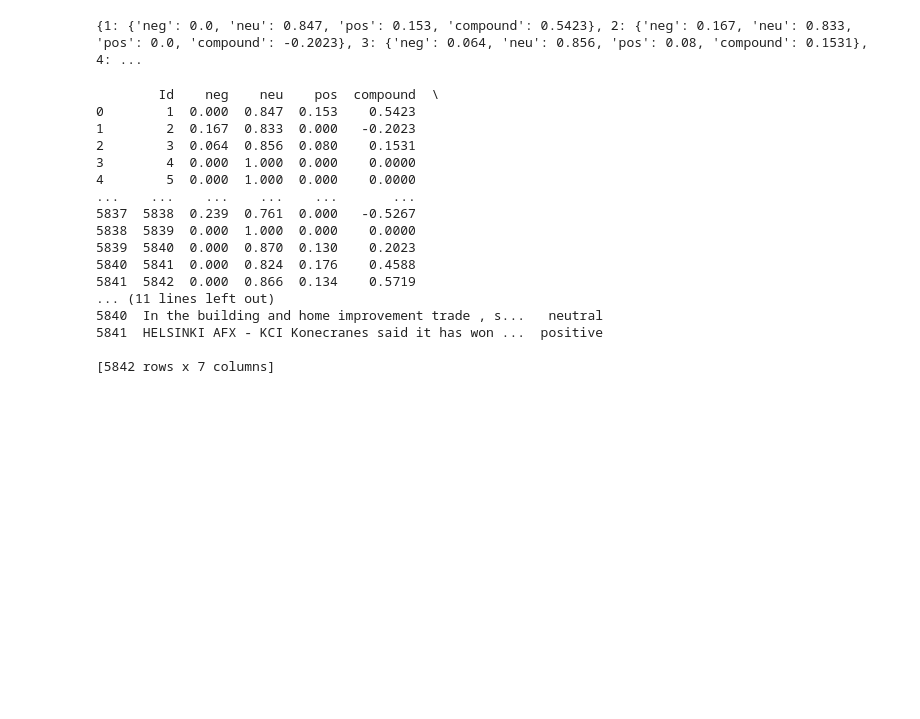
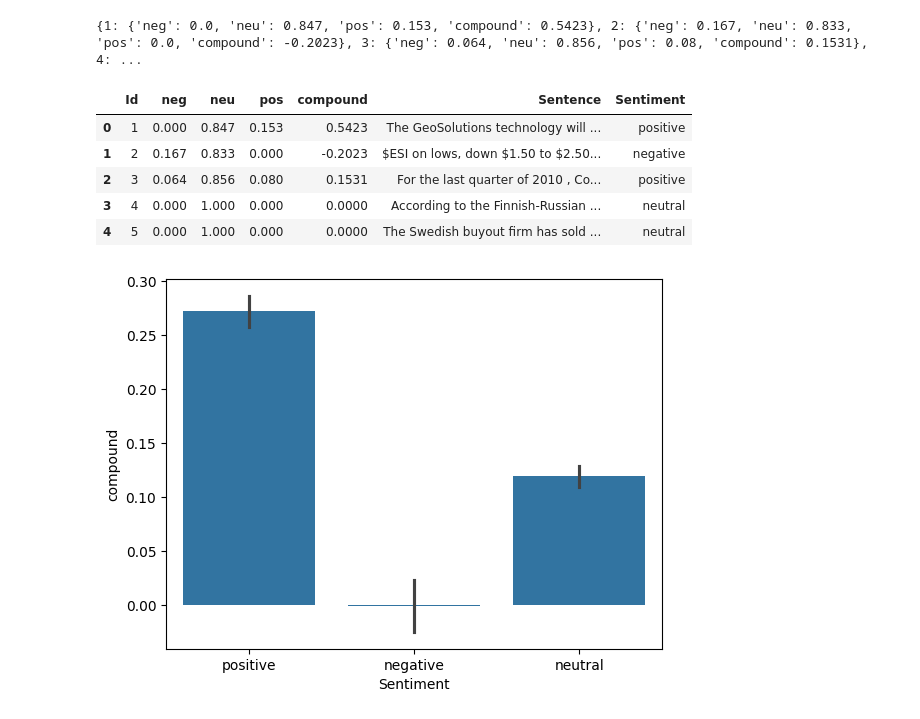
Before and after one commit to Woragun-anu/Sentiment_Analysis, a Jupyter notebook: SentimentAnalysisPractice.ipynb, the cells around one changed output. Drawn from its saved outputs; the diff is of its cells as text; code cells hidden in the pictures; blank space fills up the shorter version.

Commit message:
Finish vaders

```diff
--- a/SentimentAnalysisPractice.ipynb
+++ b/SentimentAnalysisPractice.ipynb
@@ -63,22 +63,17 @@ print(res)
 vaders = pd.DataFrame(res).T
 vaders = vaders.reset_index().rename(columns={'index':'Id'})
 vaders = vaders.merge(df,how = 'left')
-print(vaders)
+vaders.head()
 # %% [output]
-        Id    neg    neu    pos  compound  \
-0        1  0.000  0.847  0.153    0.5423
-1        2  0.167  0.833  0.000   -0.2023
-2        3  0.064  0.856  0.080    0.1531
-3        4  0.000  1.000  0.000    0.0000
-4        5  0.000  1.000  0.000    0.0000
-...    ...    ...    ...    ...       ...
-5837  5838  0.239  0.761  0.000   -0.5267
-5838  5839  0.000  1.000  0.000    0.0000
-5839  5840  0.000  0.870  0.130    0.2023
-5840  5841  0.000  0.824  0.176    0.4588
-5841  5842  0.000  0.866  0.134    0.5719
-... (11 lines left out)
-5840  In the building and home improvement trade , s...   neutral
-5841  HELSINKI AFX - KCI Konecranes said it has won ...  positive
-
-[5842 rows x 7 columns]
+|  | Id | neg | neu | pos | compound | Sentence | Sentiment |
+| 0 | 1 | 0.000 | 0.847 | 0.153 | 0.5423 | The GeoSolutions technology will ... | positive |
+| 1 | 2 | 0.167 | 0.833 | 0.000 | -0.2023 | $ESI on lows, down $1.50 to $2.50... | negative |
+| 2 | 3 | 0.064 | 0.856 | 0.080 | 0.1531 | For the last quarter of 2010 , Co... | positive |
+| 3 | 4 | 0.000 | 1.000 | 0.000 | 0.0000 | According to the Finnish-Russian ... | neutral |
+| 4 | 5 | 0.000 | 1.000 | 0.000 | 0.0000 | The Swedish buyout firm has sold ... | neutral |
+# %%
+sns.barplot(data= vaders, x= 'Sentiment',y='compound')
+plt.show()
+#Vaders not good for negative but good for positive
+# %% [output]
+[figure, added]
```
Also changed, not shown: parts of 1 cell of this notebook.
